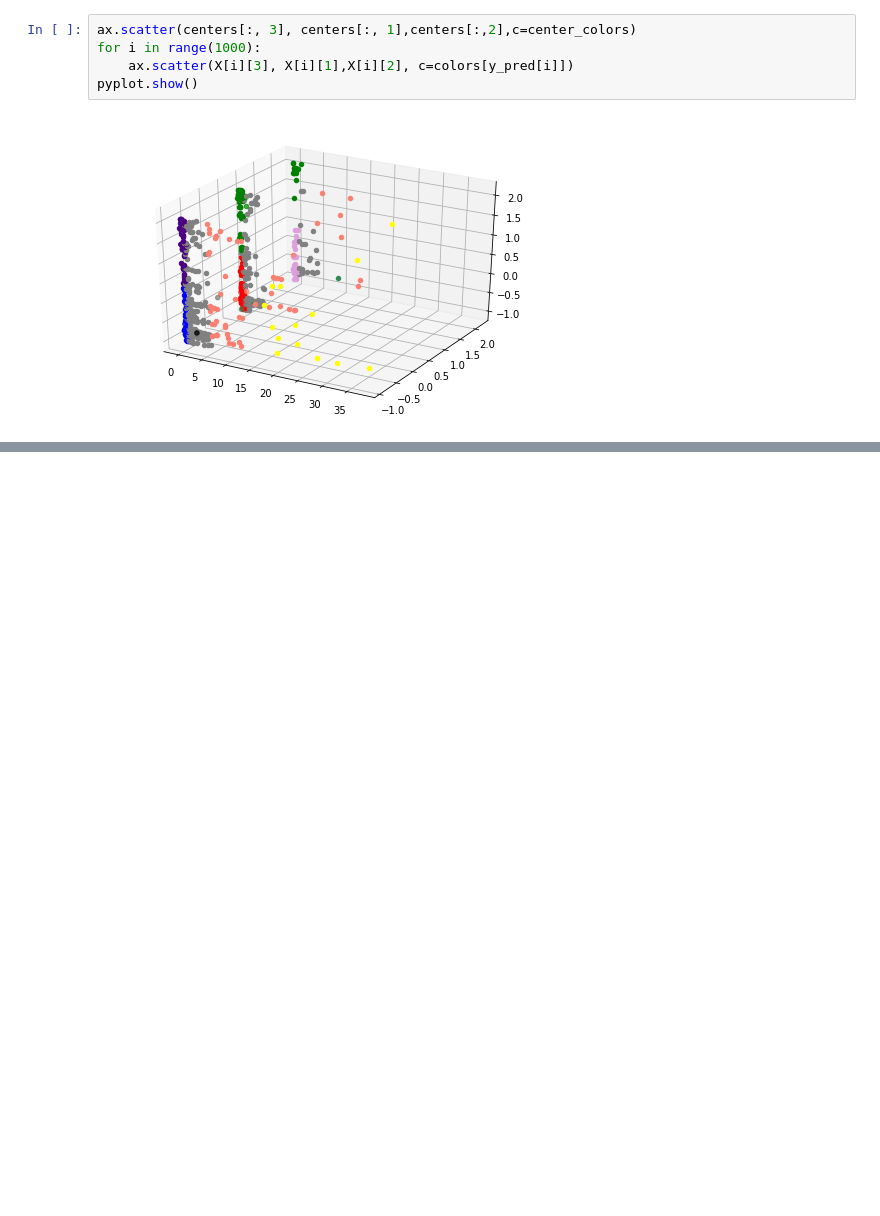
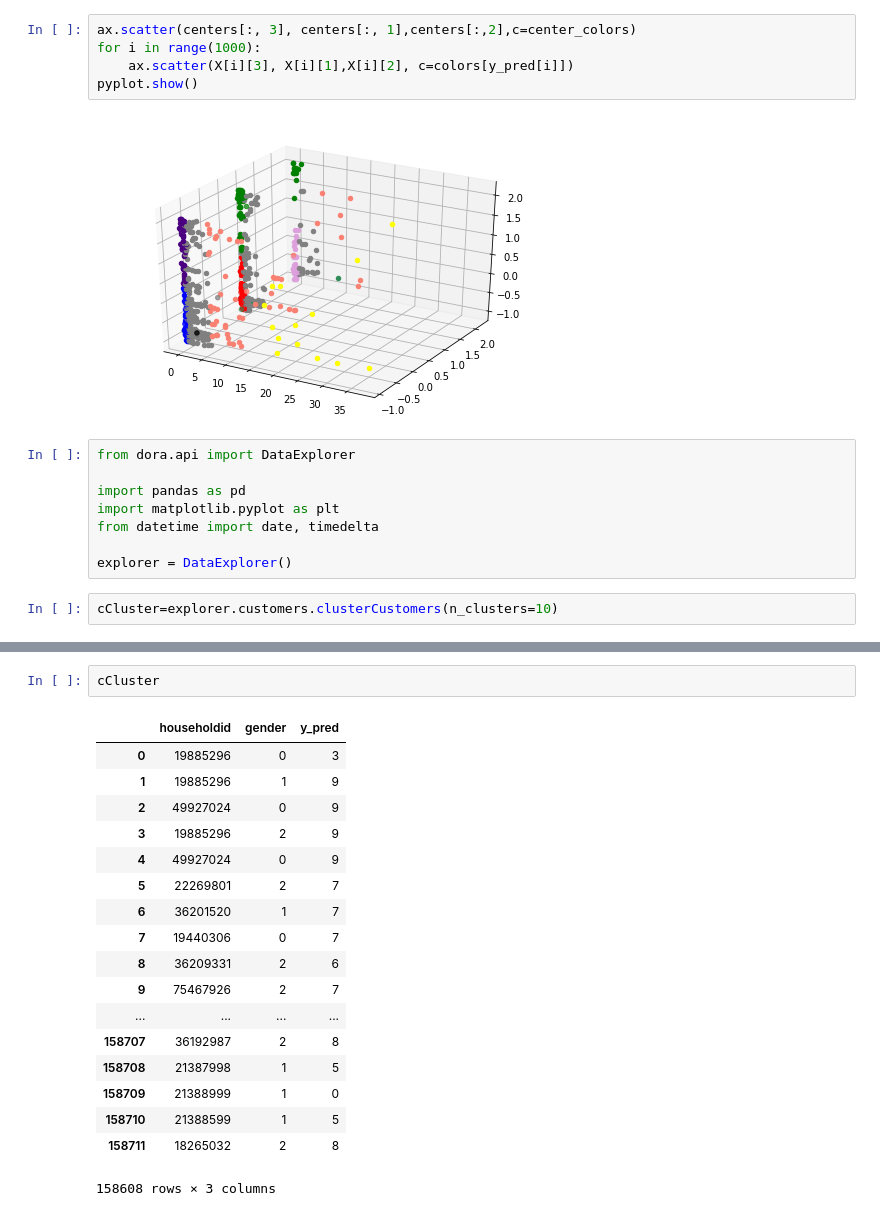
Before and after one commit to alexyanw/dse203-group-project, a Jupyter notebook: data_exploration/FunctionTesting.ipynb, the cells around one changed output, grey strips where cells are left out. Saved outputs shown, nothing was run; the diff lists cells and outputs as text; blank space fills up the shorter version.

Commit message:
Clustering Tests

```diff
--- a/data_exploration/FunctionTesting.ipynb
+++ b/data_exploration/FunctionTesting.ipynb
@@ -232,3 +261,13 @@ for i in range(1000):
 pyplot.show()
 # %% [output]
 [figure]
+# %%
+from dora.api import DataExplorer
+
+import pandas as pd
+import matplotlib.pyplot as plt
+from datetime import date, timedelta
+
+explorer = DataExplorer()
+# %%
+cCluster=explorer.customers.clusterCustomers(n_clusters=10)
@@ -234,0 +285,21 @@ pyplot.show()
+# %%
+cCluster
+# %% [output]
+|  | householdid | gender | y_pred |
+| 0 | 19885296 | 0 | 3 |
+| 1 | 19885296 | 1 | 9 |
+| 2 | 49927024 | 0 | 9 |
+| 3 | 19885296 | 2 | 9 |
+| 4 | 49927024 | 0 | 9 |
+| 5 | 22269801 | 2 | 7 |
+| 6 | 36201520 | 1 | 7 |
+| 7 | 19440306 | 0 | 7 |
+| 8 | 36209331 | 2 | 6 |
+| 9 | 75467926 | 2 | 7 |
+| ... | ... | ... | ... |
+| 158707 | 36192987 | 2 | 8 |
+| 158708 | 21387998 | 1 | 5 |
+| 158709 | 21388999 | 1 | 0 |
+| 158710 | 21388599 | 1 | 5 |
+| 158711 | 18265032 | 2 | 8 |
+158608 rows × 3 columns
```
Also changed, not shown: parts of 6 cells of this notebook.
